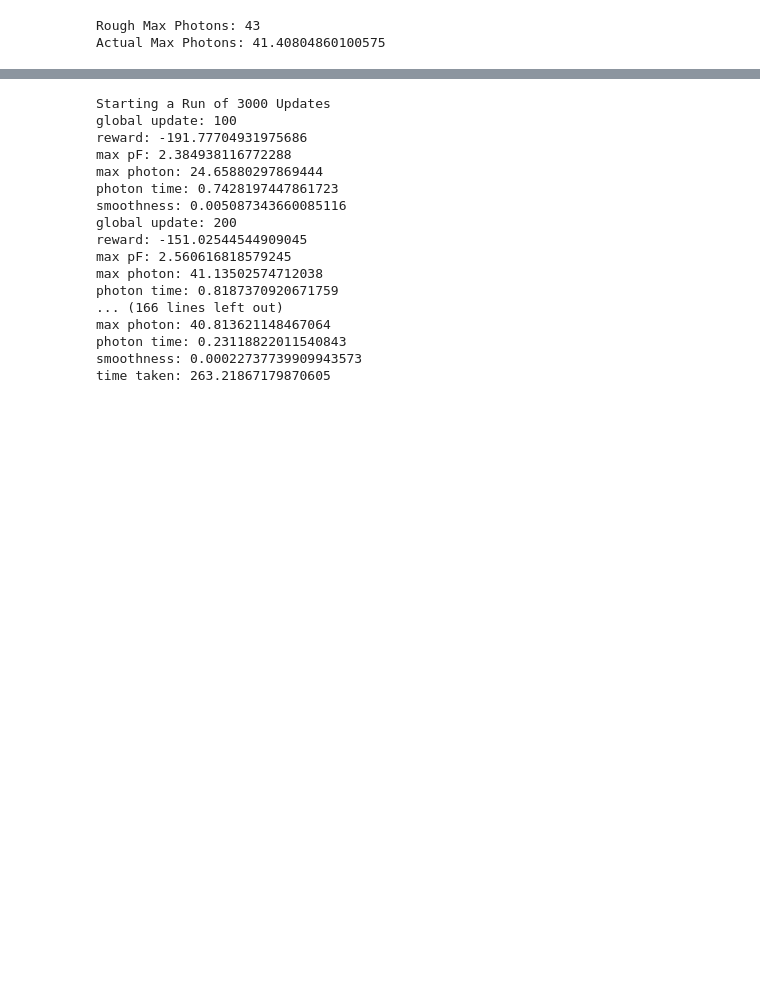
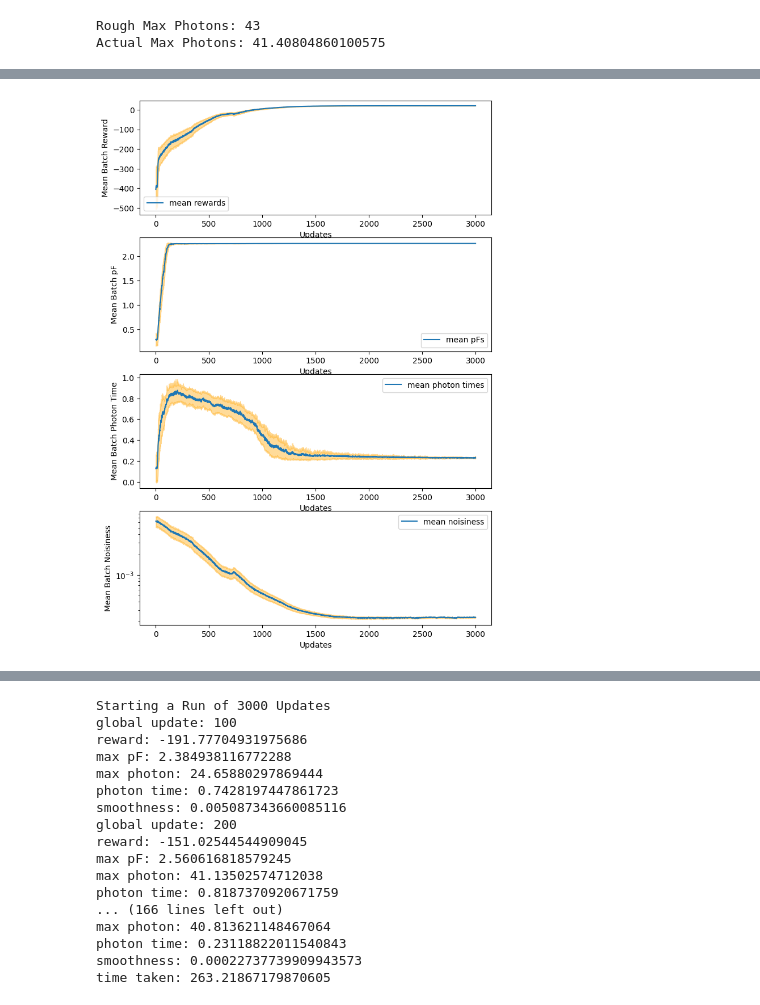
Before and after one commit to AnikenC/ReadoutWithRL, a Jupyter notebook: readoutWithRL/MLControl/algos_comparison_learning.ipynb, the cells around one changed output, grey strips where cells are left out. Drawn from its saved outputs; the diff is of its cells as text; code cells hidden in the pictures; blank space fills up the shorter version.

```diff
--- a/readoutWithRL/MLControl/algos_comparison_learning.ipynb
+++ b/readoutWithRL/MLControl/algos_comparison_learning.ipynb
@@ -78,0 +140,54 @@ Actual Max Photons: 41.40804860100575
+# %%
+# Extracting Results
+
+metrics = single_result["metrics"]
+
+rewards = metrics["reward"]
+max_pFs = metrics["max pF"]
+max_photons = metrics["max photon"]
+photon_times = metrics["photon time"]
+smoothnesses = metrics["smoothness"]
+actions = metrics["action"]
+# %%
+mean_rewards = jnp.mean(rewards, axis=-1)
+std_rewards = jnp.std(rewards, axis=-1)
+
+mean_pFs = jnp.mean(max_pFs, axis=-1)
+std_pFs = jnp.std(max_pFs, axis=-1)
+
+mean_times = jnp.mean(photon_times, axis=-1)
+std_times = jnp.std(photon_times, axis=-1)
+
+mean_smoothnesses = jnp.mean(smoothnesses, axis=-1)
+std_smoothnesses = jnp.std(smoothnesses, axis=-1)
+
+fig, ax = plt.subplots(4, figsize=(8.0, 12.0))
+
+ax[0].plot(mean_rewards, label='mean rewards')
+ax[0].fill_between(jnp.arange(num_updates), mean_rewards - std_rewards, mean_rewards + std_rewards, color='orange', alpha=0.4)
+ax[0].set_xlabel('Updates')
+ax[0].set_ylabel('Mean Batch Reward')
+ax[0].legend()
+
+ax[1].plot(mean_pFs, label='mean pFs')
+ax[1].fill_between(jnp.arange(num_updates), mean_pFs - std_pFs, mean_pFs + std_pFs, color='orange', alpha=0.4)
+ax[1].set_xlabel('Updates')
+ax[1].set_ylabel('Mean Batch pF')
+ax[1].legend()
+
+ax[2].plot(mean_times, label='mean photon times')
+ax[2].fill_between(jnp.arange(num_updates), mean_times - std_times, mean_times + std_times, color='orange', alpha=0.4)
+ax[2].set_xlabel('Updates')
+ax[2].set_ylabel('Mean Batch Photon Time')
+ax[2].legend()
+
+ax[3].plot(mean_smoothnesses, label='mean noisiness')
+ax[3].fill_between(jnp.arange(num_updates), mean_smoothnesses - std_smoothnesses, mean_smoothnesses + std_smoothnesses, color='orange', alpha=0.4)
+ax[3].set_xlabel('Updates')
+ax[3].set_ylabel('Mean Batch Noisiness')
+ax[3].set_yscale('log')
+ax[3].legend()
+
+plt.show()
+# %% [output]
+[figure, added]
```
Also changed, not shown: parts of 4 cells of this notebook, 9 other files.
